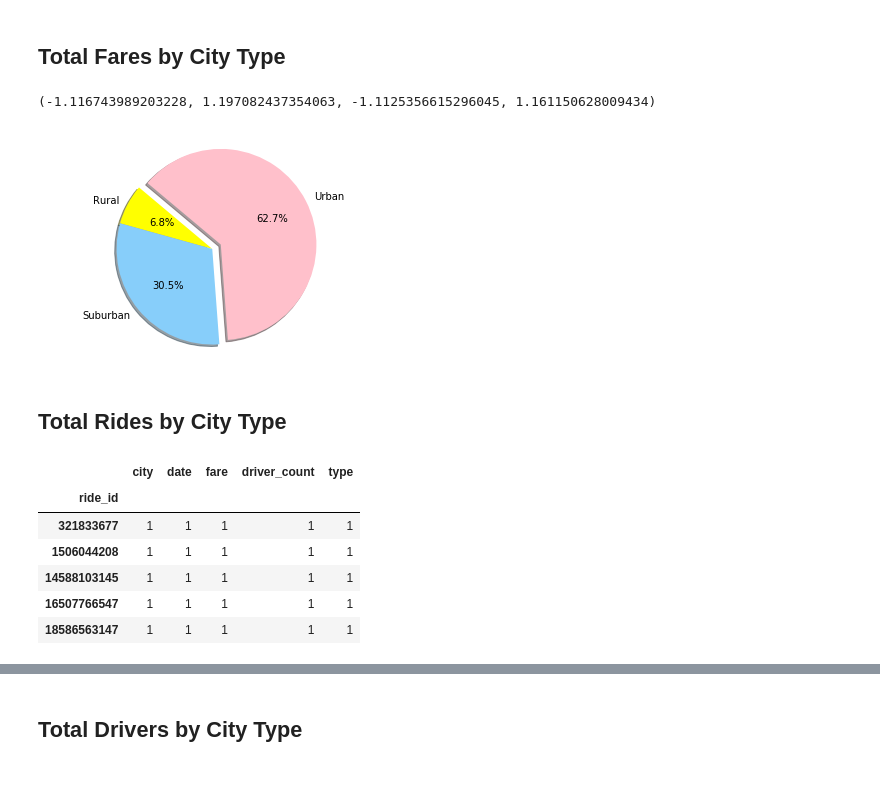
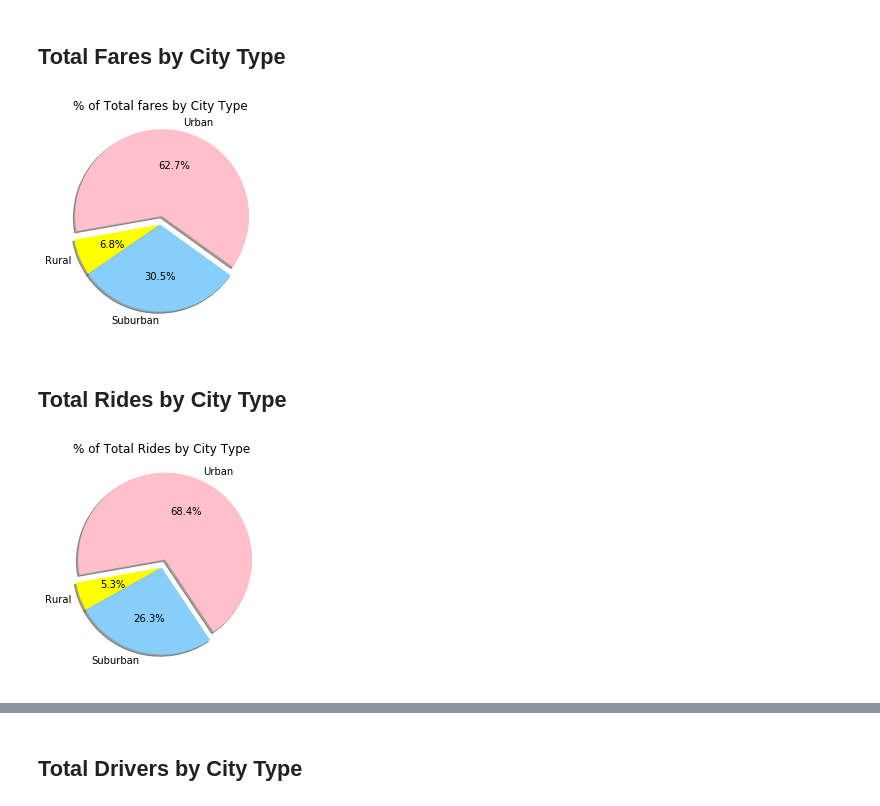
Before and after one commit to nagaraj9b/Matplotlib, a Jupyter notebook: pyber_starter.ipynb, the cells around one changed output, grey strips where cells are left out. Cells and saved outputs as stored; diff of their text form; code cells hidden in the pictures; blank space fills up the shorter version.

```diff
--- a/pyber_starter.ipynb
+++ b/pyber_starter.ipynb
@@ -146,42 +148,55 @@ SyntaxError: invalid syntax (<ipython-input-55-30ab4006ac9e>, line 10)
 ## Total Fares by City Type
 # %%
 # Calculate Type Percents
+# Calculate Ride Percents
+
 
 Fare = []
 
-cityridegpby = Comb_city_ride_df.groupby(["type"]).sum()
+cityridegpbyf = Comb_city_ride_df.groupby(["type"]).sum()
 
 Fare = Comb_city_ride_df["fare"]
 
 Faresum = Fare.sum()
 
-Percentfare = cityridegpby/Faresum * 100
+cityridegpbyf.head()
+
+
+
+Percentfare = cityridegpbyf/Faresum * 100
 
 Percentfare["fare"]= Percentfare["fare"].map("{:.1f}".format)
 
-Percentfare.reset_index()
+Percentfare.head()
 
 
-#cityridegpby.head()
+
 
 
 
 # Build Pie Chart
 
 colors = ["yellow", "lightskyblue", "pink"]
 
 labels = ["Rural","Suburban","Urban"]
 
 explode = ( 0, 0,0.1 )
 
+# Build Pie Chart
+
 plt.pie(Percentfare["fare"], explode=explode, labels=labels, colors=colors,
-        autopct="%1.1f%%", shadow=True, startangle=140)
+        autopct="%1.1f%%", shadow=True, startangle=190)
+
+plt.title("% of Total fares by City Type")
+
+
+
 
 # Save Figure
-plt.axis("equal")
+
+plt.savefig("../Images/TotalFaresbyCityType.png")
 # %% [output]
-(-1.116743989203228, 1.197082437354063, -1.1125356615296045, 1.161150628009434)
-[figure, old version]
+[figure, new version]
 # %%
 # Show Figure
 plt.show()
@@ -193,7 +208,7 @@ plt.show()
 
 ride = []
 
-cityridegpbyr = Comb_city_ride_df.groupby(["ride_id"]).count()
+cityridegpbyr = Comb_city_ride_df.groupby(["type"]).count()
 
 ride = Comb_city_ride_df["ride_id"]
 
@@ -203,42 +218,40 @@ cityridegpbyr.head()
 
 
 
-# Percentride = cityridegpbyr/ridesum * 100
-# Percentride
-# Percentride["ride_id"]= Percentride["ride_id"].map("{:.1f}".format)
+Percentride = cityridegpbyr/ridesum * 100
+Percentride
+Percentride["ride_id"]= Percentride["ride_id"].map("{:.1f}".format)
 
-# Percentfare.reset_index()
+Percentride.head()
 
 
-#cityridegpby.head()
+
 
 
 
 # Build Pie Chart
 
-# colors = ["yellow", "lightskyblue", "pink"]
+colors = ["yellow", "lightskyblue", "pink"]
 
-# labels = ["Rural","Suburban","Urban"]
+labels = ["Rural","Suburban","Urban"]
 
-# explode = ( 0, 0,0.1 )
-
-# plt.pie(Percentride["ride_id"], explode=explode, labels=labels, colors=colors,
-#         autopct="%1.1f%%", shadow=True, startangle=140)
-
-# # Save Figure
-# plt.axis("equal")
+explode = ( 0, 0,0.1 )
 
 # Build Pie Chart
 
+plt.pie(Percentride["ride_id"], explode=explode, labels=labels, colors=colors,
+        autopct="%1.1f%%", shadow=True, startangle=190)
+
+plt.title("% of Total Rides by City Type")
+
+
+
+
 # Save Figure
+plt.savefig("../Images/TotalRidesbyCityType.png")
+plt.show()
 # %% [output]
-|  | city | date | fare | driver_count | type |
-| ride_id |  |  |  |  |  |
-| 321833677 | 1 | 1 | 1 | 1 | 1 |
-| 1506044208 | 1 | 1 | 1 | 1 | 1 |
-| 14588103145 | 1 | 1 | 1 | 1 | 1 |
-| 16507766547 | 1 | 1 | 1 | 1 | 1 |
-| 18586563147 | 1 | 1 | 1 | 1 | 1 |
+[figure, added]
 # %%
 # Show Figure
 plt.show()
```
Also changed, not shown: parts of 5 cells of this notebook.
